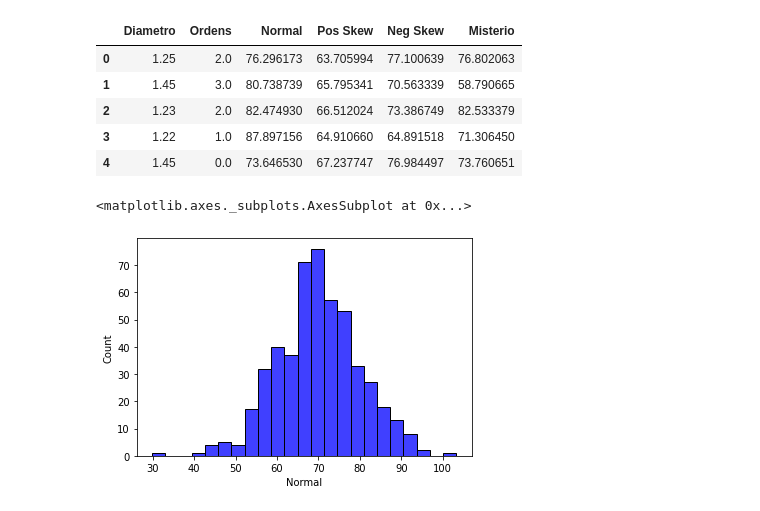
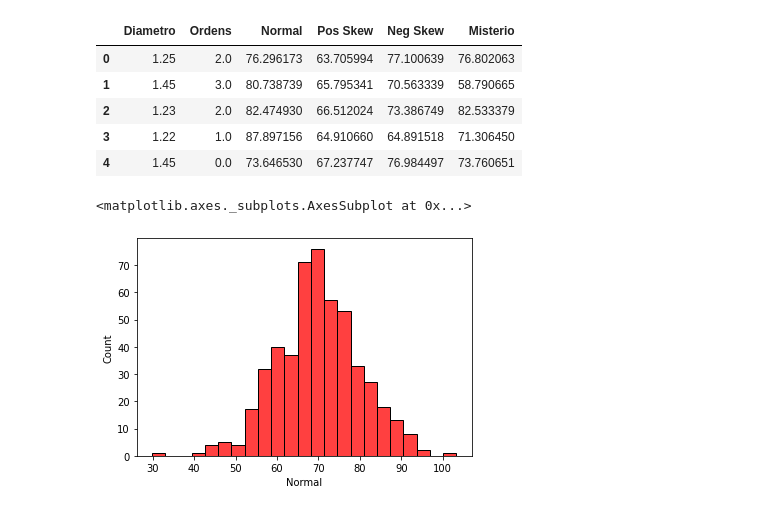
Before and after one commit to afraniofilho/GB_Python_Irep, a Jupyter notebook: Python_Aula_02.ipynb, the cells around one changed output. Saved outputs shown, nothing was run; the diff lists cells and outputs as text; code cells hidden in the pictures.

```diff
--- a/Python_Aula_02.ipynb
+++ b/Python_Aula_02.ipynb
@@ -62,8 +47,7 @@ df.head()
 | 3 | 1.22 | 1.0 | 87.897156 | 64.910660 | 64.891518 | 71.306450 |
 | 4 | 1.45 | 0.0 | 73.646530 | 67.237747 | 76.984497 | 73.760651 |
 # %%
-sns.color_palette("Set2", 8)
-sns.histplot(df, x='Normal', color='blue')
+sns.histplot(df, x='Normal', color='red')
 # %% [output]
 <matplotlib.axes._subplots.AxesSubplot at 0x...>
-[figure, old version]
+[figure, new version]
```
Also changed, not shown: parts of 27 cells of this notebook.
